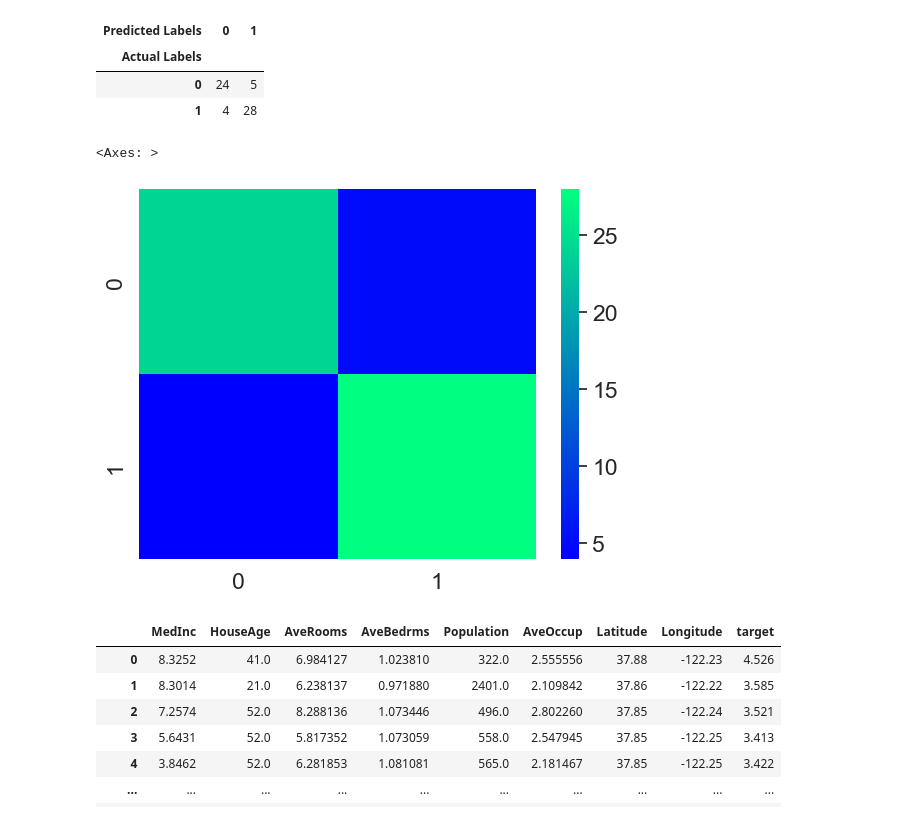
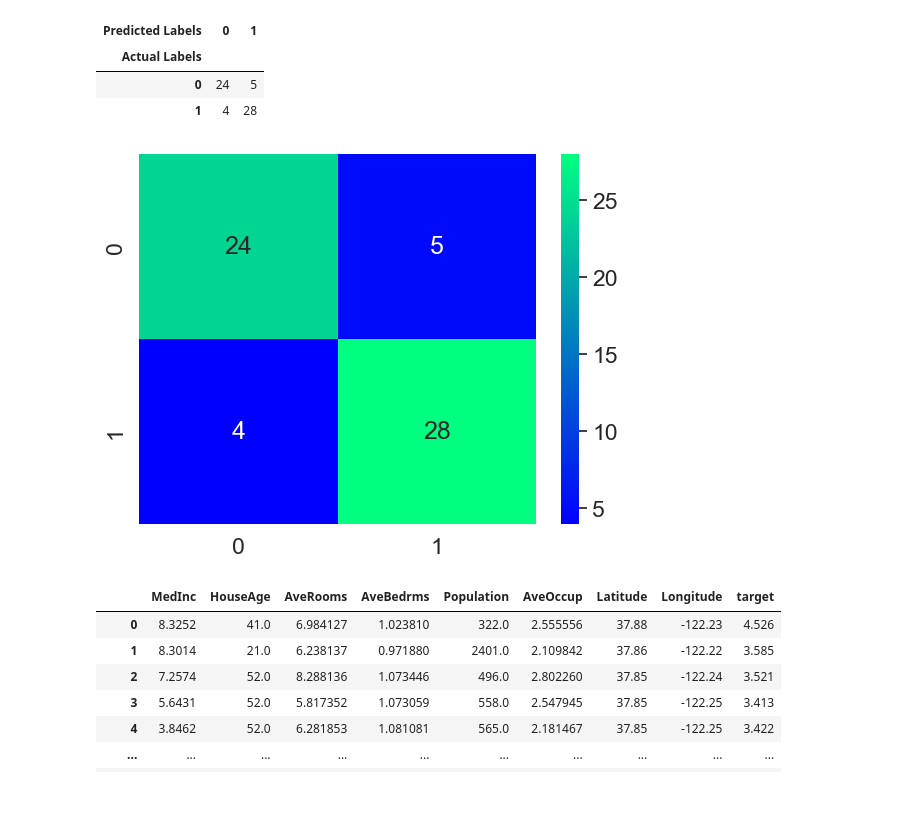
Before and after one commit to parthnijh/Machine-Learning-Course, a Jupyter notebook: SciKitLearn/Introduction To ScikitLearn.ipynb, the cells around one changed output. Drawn from its saved outputs; the diff is of its cells as text; code cells hidden in the pictures.

```diff
--- a/SciKitLearn/Introduction To ScikitLearn.ipynb
+++ b/SciKitLearn/Introduction To ScikitLearn.ipynb
@@ -943,12 +943,12 @@ pd.crosstab(ytest,ypreds,rownames=["Actual Labels"],colnames=["Predicted Labels"
 # %%
 ## visualising the matrix with seaborn
 import seaborn as sns
 sns.set(font_scale=1.5)
 cf=confusion_matrix(ytest,ypreds)
-sns.heatmap(cf,cmap="winter")
+sns.heatmap(cf,annot=True,cmap="winter")
+plt.show()
 # %% [output]
-<Axes: >
-[figure, old version]
+[figure, new version]
 # %%
 # %% [output]
 |  | MedInc | HouseAge | AveRooms | AveBedrms | Population | AveOccup | Latitude | Longitude | target |
```
Also changed, not shown: parts of 69 cells of this notebook, 6 other files.
